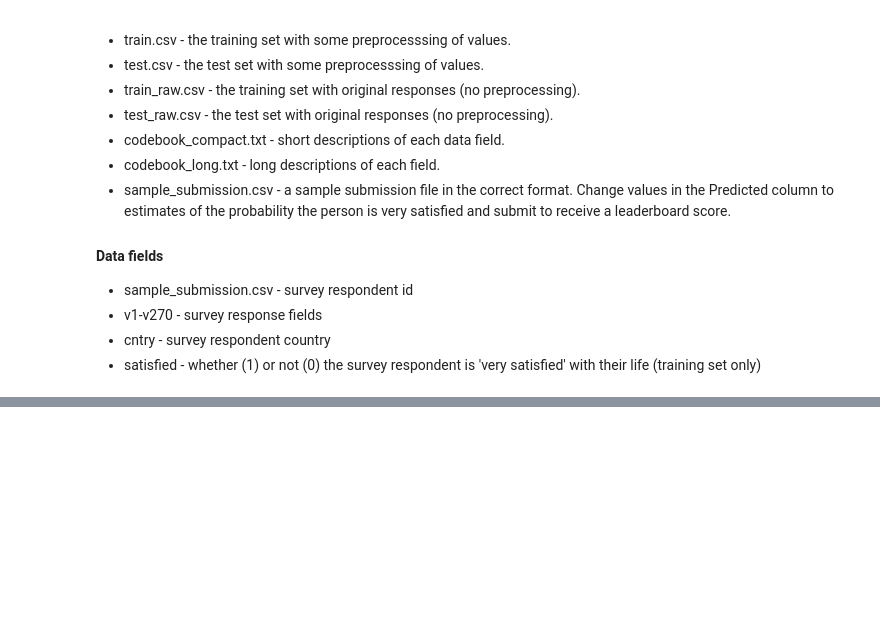
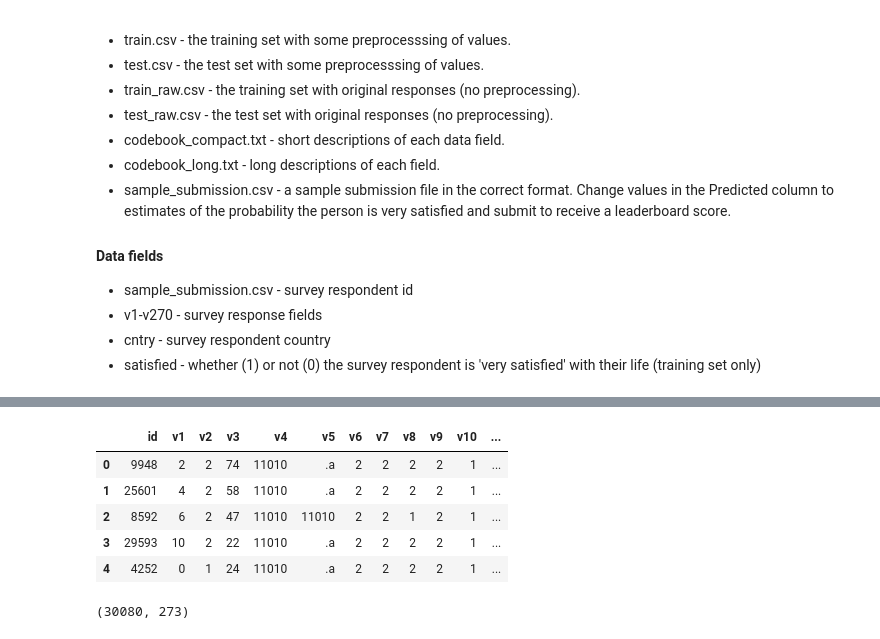
Before and after one commit to sabrina-tan/stat441-W20-project, a Jupyter notebook: 02-exploratory/EDA-Sabrina.ipynb, the cells around one changed output, grey strips where cells are left out. Cells and saved outputs as stored; diff of their text form; code cells hidden in the pictures; blank space fills up the shorter version.

```diff
--- a/02-exploratory/EDA-Sabrina.ipynb
+++ b/02-exploratory/EDA-Sabrina.ipynb
@@ -42,0 +71,11 @@ test = pd.read_csv("../01-data/test.csv", low_memory = False)
+# %%
+display(train.head())
+train.shape
+# %% [output]
+|  | id | v1 | v2 | v3 | v4 | v5 | v6 | v7 | v8 | v9 | v10 | ... |
+| 0 | 9948 | 2 | 2 | 74 | 11010 | .a | 2 | 2 | 2 | 2 | 1 | ... |
+| 1 | 25601 | 4 | 2 | 58 | 11010 | .a | 2 | 2 | 2 | 2 | 1 | ... |
+| 2 | 8592 | 6 | 2 | 47 | 11010 | 11010 | 2 | 2 | 1 | 2 | 1 | ... |
+| 3 | 29593 | 10 | 2 | 22 | 11010 | .a | 2 | 2 | 2 | 2 | 1 | ... |
+| 4 | 4252 | 0 | 1 | 24 | 11010 | .a | 2 | 2 | 2 | 2 | 1 | ... |
+(30080, 273)
```
Also changed, not shown: parts of 17 cells of this notebook, 1 other file.
